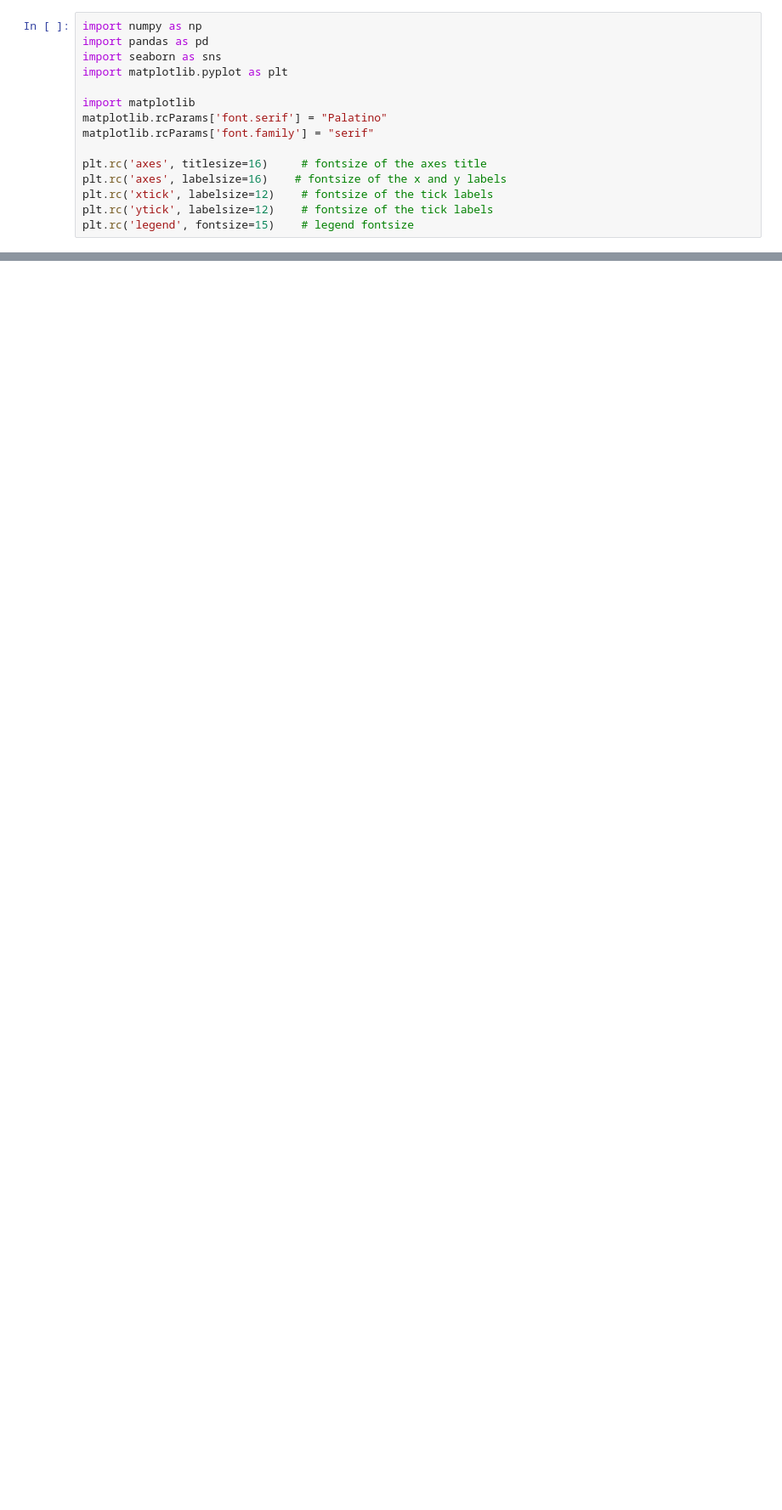
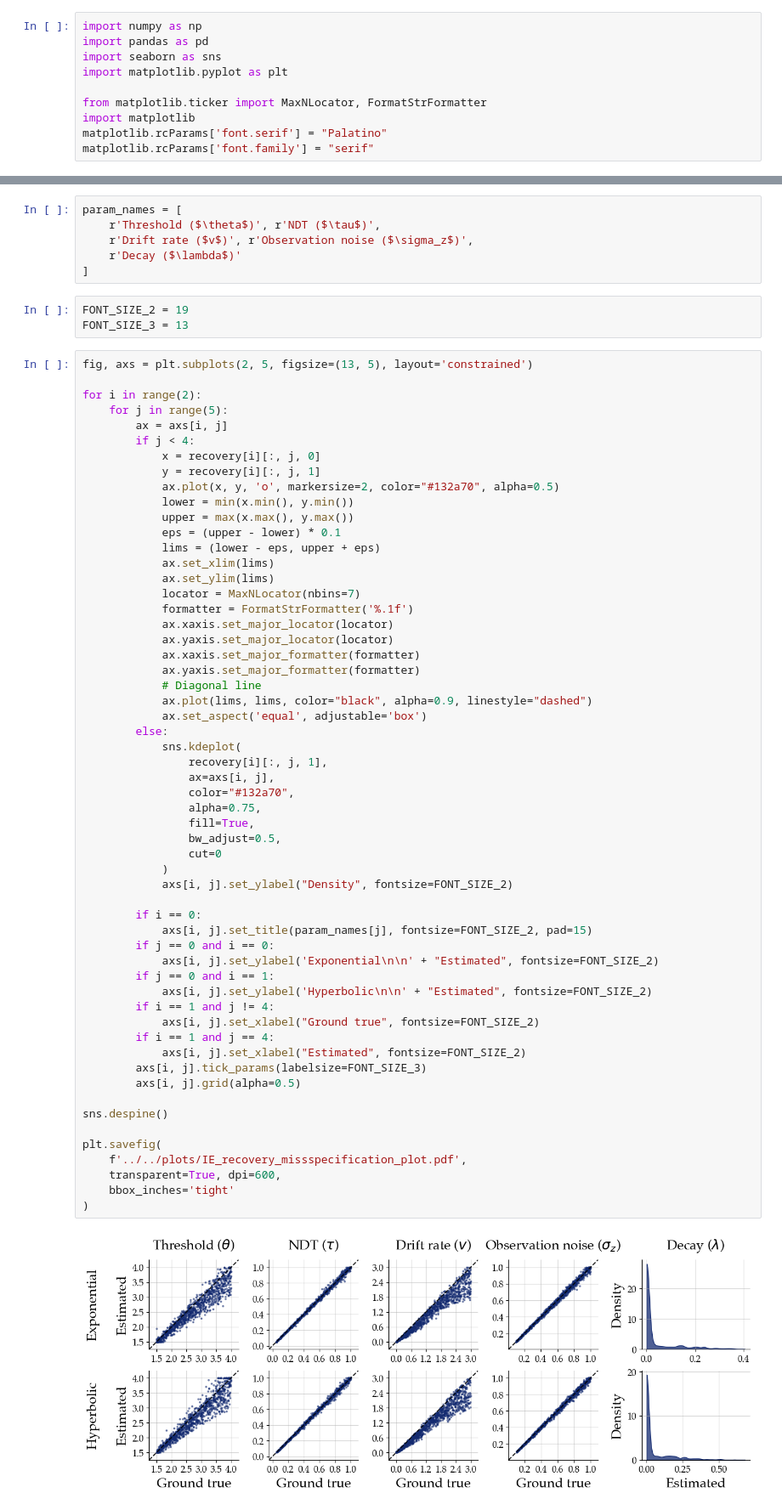
Before and after one commit to AmirHoseinHadian/CTDM_recovery, a Jupyter notebook: _Simulation/_01_IE/_06_drift_variability/recovery_plot.ipynb, the cells around one changed output, grey strips where cells are left out. Shown at 85% size. Cells and saved outputs as stored; diff of their text form; blank space fills up the shorter version.

```diff
--- a/_Simulation/_01_IE/_06_drift_variability/recovery_plot.ipynb
+++ b/_Simulation/_01_IE/_06_drift_variability/recovery_plot.ipynb
@@ -4,15 +4,10 @@ import pandas as pd
 import seaborn as sns
 import matplotlib.pyplot as plt
 
+from matplotlib.ticker import MaxNLocator, FormatStrFormatter
 import matplotlib
 matplotlib.rcParams['font.serif'] = "Palatino"
 matplotlib.rcParams['font.family'] = "serif"
-
-plt.rc('axes', titlesize=16)     # fontsize of the axes title
-plt.rc('axes', labelsize=16)    # fontsize of the x and y labels
-plt.rc('xtick', labelsize=12)    # fontsize of the tick labels
-plt.rc('ytick', labelsize=12)    # fontsize of the tick labels
-plt.rc('legend', fontsize=15)    # legend fontsize
 # %%
 hyp_df = pd.read_csv('_data/Hyperbolic_rec_miss.csv')
 exp_df = pd.read_csv('_data/Exponential_rec_miss.csv')
@@ -93,0 +28,68 @@ plt.savefig('IE_recovery_miss.pdf',
+# %%
+param_names = [
+    r'Threshold ($\theta$)', r'NDT ($\tau$)',
+    r'Drift rate ($v$)', r'Observation noise ($\sigma_z$)',
+    r'Decay ($\lambda$)'
+]
+# %%
+FONT_SIZE_2 = 19
+FONT_SIZE_3 = 13
+# %%
+fig, axs = plt.subplots(2, 5, figsize=(13, 5), layout='constrained')
+
+for i in range(2):
+    for j in range(5):
+        ax = axs[i, j]
+        if j < 4:
+            x = recovery[i][:, j, 0]
+            y = recovery[i][:, j, 1]
+            ax.plot(x, y, 'o', markersize=2, color="#132a70", alpha=0.5)
+            lower = min(x.min(), y.min())
+            upper = max(x.max(), y.max())
+            eps = (upper - lower) * 0.1
+            lims = (lower - eps, upper + eps)
+            ax.set_xlim(lims)
+            ax.set_ylim(lims)
+            locator = MaxNLocator(nbins=7)
+            formatter = FormatStrFormatter('%.1f')
+            ax.xaxis.set_major_locator(locator)
+            ax.yaxis.set_major_locator(locator)
+            ax.xaxis.set_major_formatter(formatter)
+            ax.yaxis.set_major_formatter(formatter)
+            # Diagonal line
+            ax.plot(lims, lims, color="black", alpha=0.9, linestyle="dashed")
+            ax.set_aspect('equal', adjustable='box')
+        else:
+            sns.kdeplot(
+                recovery[i][:, j, 1],
+                ax=axs[i, j],
+                color="#132a70",
+                alpha=0.75,
+                fill=True,
+                bw_adjust=0.5,
+                cut=0
+            )
+            axs[i, j].set_ylabel("Density", fontsize=FONT_SIZE_2)
+
+        if i == 0:
+            axs[i, j].set_title(param_names[j], fontsize=FONT_SIZE_2, pad=15)
+        if j == 0 and i == 0:
+            axs[i, j].set_ylabel('Exponential\n\n' + "Estimated", fontsize=FONT_SIZE_2)
+        if j == 0 and i == 1:
+            axs[i, j].set_ylabel('Hyperbolic\n\n' + "Estimated", fontsize=FONT_SIZE_2)
+        if i == 1 and j != 4:
+            axs[i, j].set_xlabel("Ground true", fontsize=FONT_SIZE_2)
+        if i == 1 and j == 4:
+            axs[i, j].set_xlabel("Estimated", fontsize=FONT_SIZE_2)
+        axs[i, j].tick_params(labelsize=FONT_SIZE_3)
+        axs[i, j].grid(alpha=0.5)
+
+sns.despine()
+
+plt.savefig(
+    f'../../plots/IE_recovery_missspecification_plot.pdf',
+    transparent=True, dpi=600,
+    bbox_inches='tight'
+)
+# %% [output]
+[figure, added]
```
Also changed, not shown: parts of 2 cells of this notebook, 9 other files.
